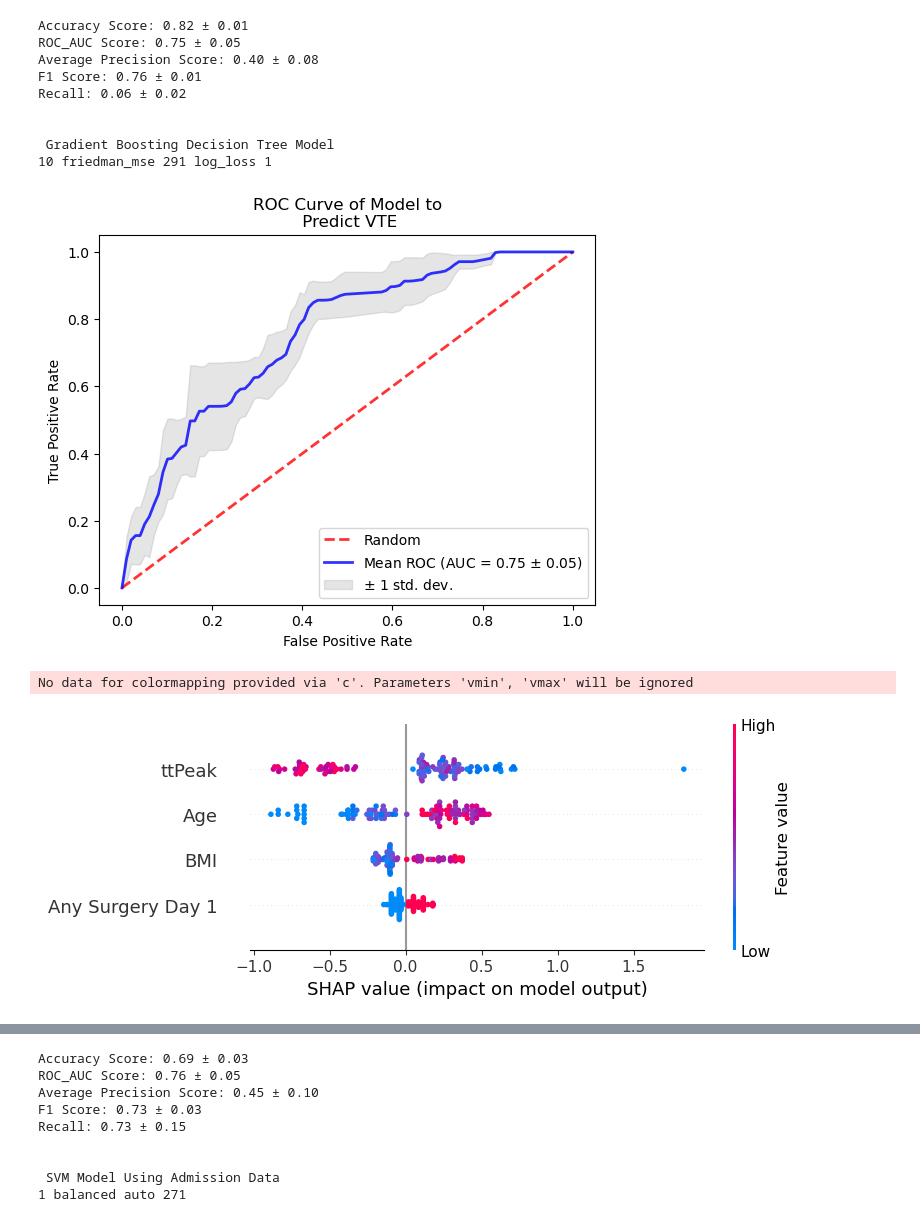
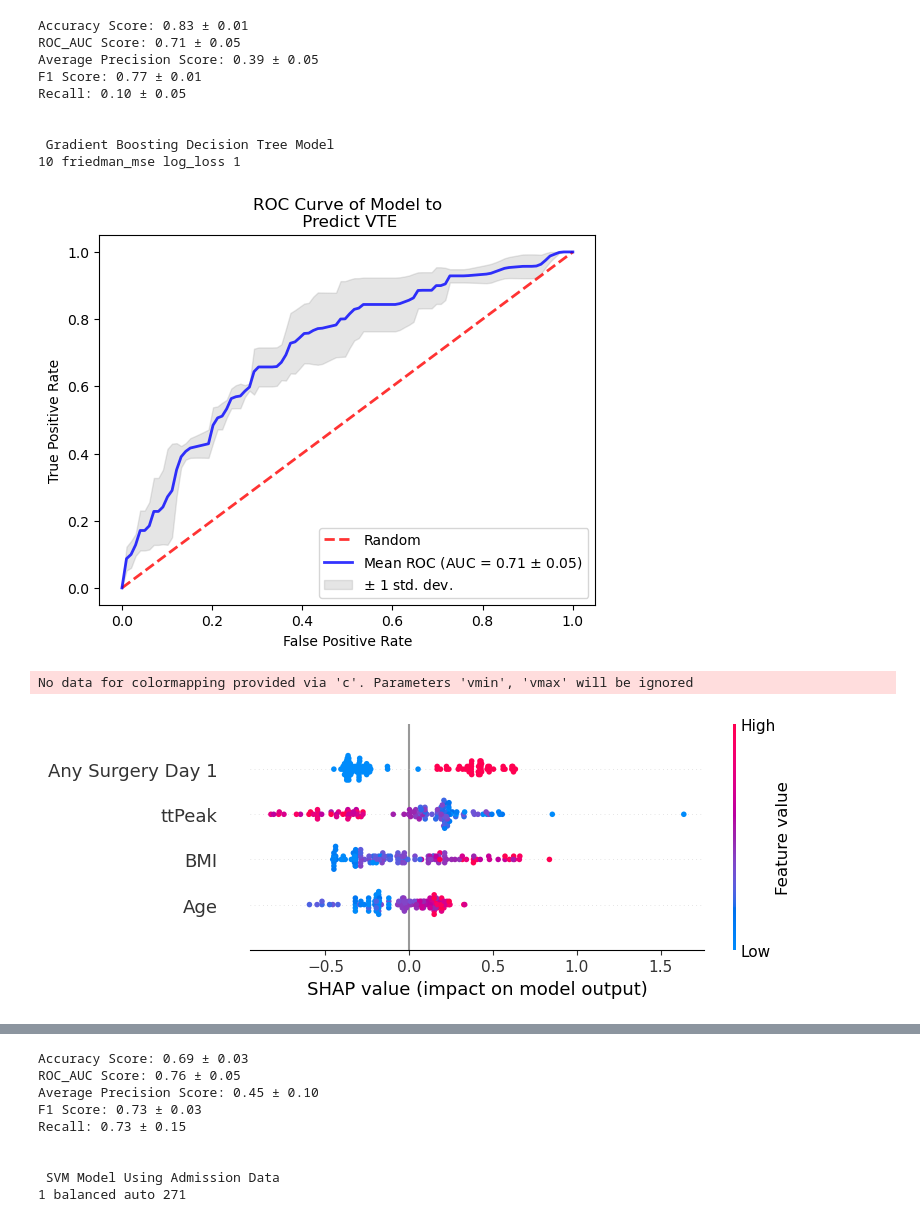
Before and after one commit to Ramborang/Capstone, a Jupyter notebook: Model with Optimized Parameters.ipynb, the cells around one changed output, grey strips where cells are left out. Cells and saved outputs as stored; diff of their text form; code cells hidden in the pictures.

```diff
--- a/Model with Optimized Parameters.ipynb
+++ b/Model with Optimized Parameters.ipynb
@@ -21,12 +21,16 @@ from sklearn import model_selection
 import shap
 shap.initjs()
 
+#importing Neural Network (MLPClassifier) and Naive Bayes (GaussianNB)
+from sklearn.naive_bayes import GaussianNB
+from sklearn.neural_network import MLPClassifier
+
 
 
 # get data and set random_state
 data = pd.read_excel("park_DODdata.xlsx")
-#random.seed(7)
-#random_state = random.randrange(1, 5000)
+random.seed(7)
+random_state = random.randrange(1, 500)
 
 # Convert BMI_grp to readable format (39)
 data.bmi_grp.replace(('1. <25', '2. 25-29.9', '3. 30+'), (2, 1, 0), inplace = True)
@@ -248,52 +247,50 @@ No data for colormapping provided via 'c'. Parameters 'vmin', 'vmax' will be ign
 # %%
 # Create classifier using Gradient Boosted Decision Tree
 max_AUROC = 0
-for random_state in range(290,292):
-    C = 10
-    subsample = 1
-    for loss in ['log_loss', 'exponential']:
-        for criterion in ['friedman_mse', 'squared_error']:
-            while C <= 10:
-                while subsample <= 1:
-                    cv = StratifiedKFold(n_splits = 3, random_state = random_state, shuffle = True)
-                    classifier = GradientBoostingClassifier(subsample = subsample, n_estimators = C, random_state = random_state, loss=loss, criterion = criterion)
-                    score = cross_val_score(classifier, X, y, cv = cv, scoring = 'roc_auc')
-                    if score.mean() > max_AUROC:
-                        max_AUROC = score.mean()
-                        max_criterion = criterion
-                        max_C = C
-                        max_random_state = random_state
-                        max_loss = loss
-                        max_subsample = subsample
-                    C += 1
-                    subsample += 0.1
+C = 10
+subsample = 1
+for loss in ['log_loss', 'exponential']:
+    for criterion in ['friedman_mse', 'squared_error']:
+        while C <= 10:
+            while subsample <= 1:
+                cv = StratifiedKFold(n_splits = 3, random_state = random_state, shuffle = True)
+                classifier = GradientBoostingClassifier(subsample = subsample, n_estimators = C, random_state = random_state, loss=loss, criterion = criterion)
+                score = cross_val_score(classifier, X, y, cv = cv, scoring = 'roc_auc')
+                if score.mean() > max_AUROC:
+                    max_AUROC = score.mean()
+                    max_criterion = criterion
+                    max_C = C
+                    max_loss = loss
+                    max_subsample = subsample
+                C += 1
+                subsample += 0.1
 
-classifier = GradientBoostingClassifier(n_estimators = max_C, random_state = max_random_state, subsample = max_subsample, criterion = max_criterion, loss = max_loss)
+classifier = GradientBoostingClassifier(n_estimators = max_C, random_state = random_state, subsample = max_subsample, criterion = max_criterion, loss = max_loss)
 Scores(cv, classifier, X, y)
 print("\n\n Gradient Boosting Decision Tree Model")
-print(max_C, max_criterion, max_random_state, max_loss, max_subsample)
+print(max_C, max_criterion, max_loss, max_subsample)
 Curve(cv, classifier, X, y)
 
 # Experimenting with SHAP values
-X_train, X_test, y_train, y_test = model_selection.train_test_split(X, y, test_size=0.3, random_state=max_random_state)
+X_train, X_test, y_train, y_test = model_selection.train_test_split(X, y, test_size=0.3, random_state=random_state)
 classifier.fit(X_train, y_train)
 y_pred = classifier.predict(X_test)
 explainer = shap.Explainer(classifier)
 shap_values = explainer.shap_values(X_test)
 shap.summary_plot(shap_values, X_test, feature_names = ['Age','BMI','Any Surgery Day 1','ttPeak'])
 # %% [output]
-Accuracy Score: 0.82 ± 0.01
-ROC_AUC Score: 0.75 ± 0.05
-Average Precision Score: 0.40 ± 0.08
-F1 Score: 0.76 ± 0.01
-Recall: 0.06 ± 0.02
+Accuracy Score: 0.83 ± 0.01
+ROC_AUC Score: 0.71 ± 0.05
+Average Precision Score: 0.39 ± 0.05
+F1 Score: 0.77 ± 0.01
+Recall: 0.10 ± 0.05
 
 
  Gradient Boosting Decision Tree Model
-10 friedman_mse 291 log_loss 1
+10 friedman_mse log_loss 1
-[figure, old version]
+[figure, new version]
 No data for colormapping provided via 'c'. Parameters 'vmin', 'vmax' will be ignored
-[figure, old version]
+[figure, new version]
 # %%
 # Let's see what happens when we include injury severity score
 # Set explanatory variables
```
Also changed, not shown: parts of 6 cells of this notebook.
